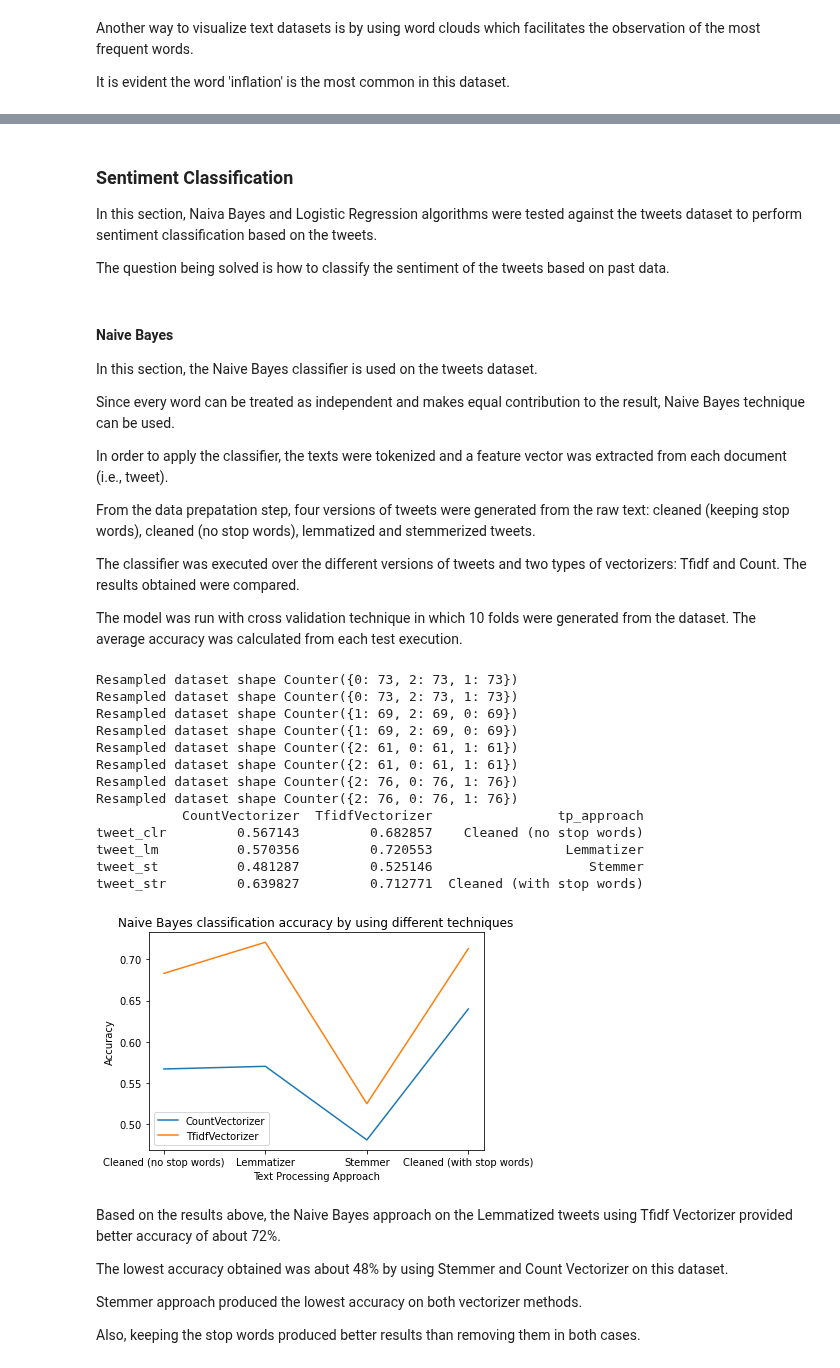
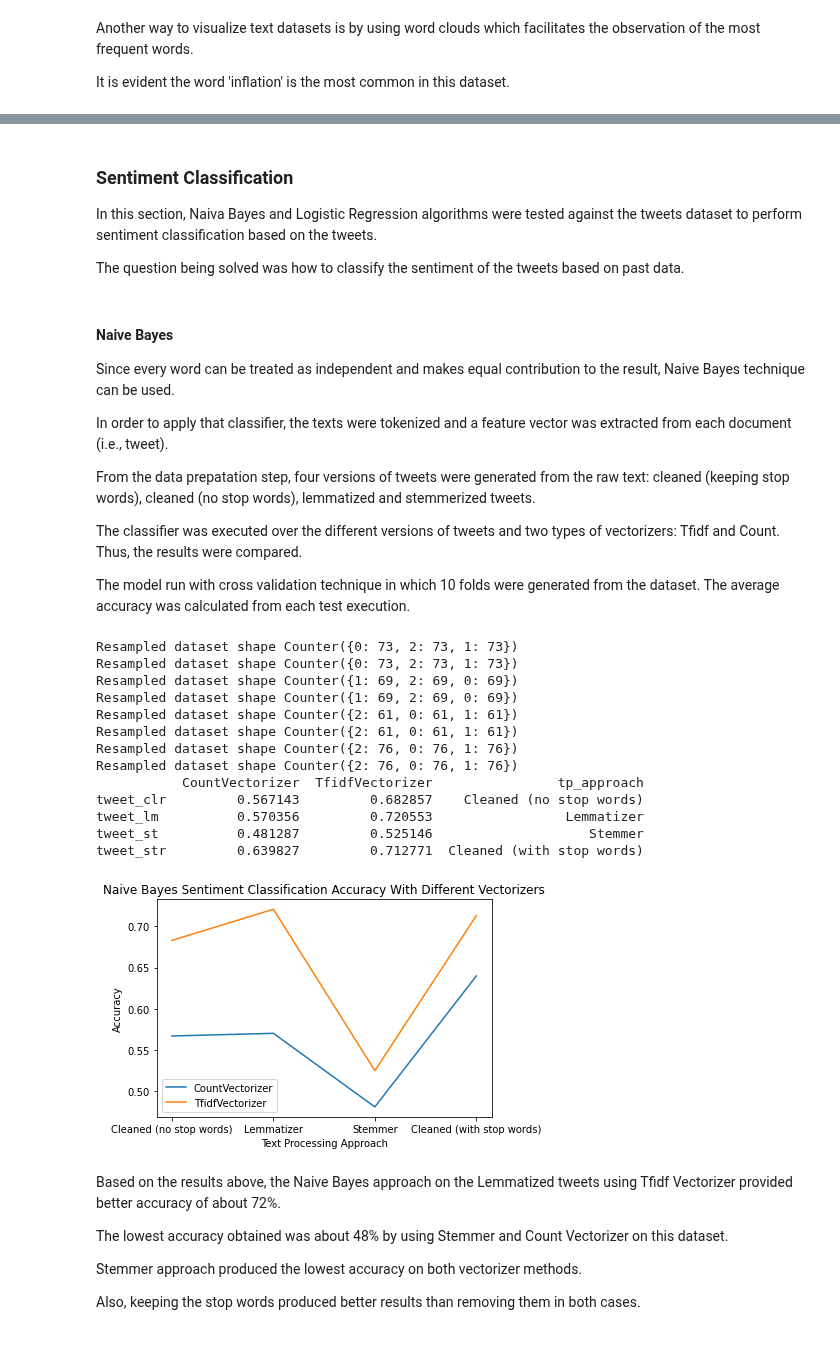
Before and after one commit to CCT-MastersDA/cct-ca2, a Jupyter notebook: jupyter/ML.ipynb, the cells around one changed output, grey strips where cells are left out. Cells and saved outputs as stored; diff of their text form; code cells hidden in the pictures.

```diff
--- a/jupyter/ML.ipynb
+++ b/jupyter/ML.ipynb
@@ -333,24 +377,20 @@ wordcloud_draw(tweets_df['tweet_clr'])
 
 In this section, Naiva Bayes and Logistic Regression algorithms were tested against the tweets dataset to perform sentiment classification based on the tweets.
 
-The question being solved is how to classify the sentiment of the tweets based on past data.
+The question being solved was how to classify the sentiment of the tweets based on past data.
 # %% [markdown]
 #### Naive Bayes
 
-In this section, the Naive Bayes classifier is used on the tweets dataset.
-
 Since every word can be treated as independent and makes equal contribution to the result, Naive Bayes technique can be used.
 
-In order to apply the classifier, the texts were tokenized and a feature vector was extracted from each document (i.e., tweet).
+In order to apply that classifier, the texts were tokenized and a feature vector was extracted from each document (i.e., tweet).
 
 From the data prepatation step, four versions of tweets were generated from the raw text: cleaned (keeping stop words), cleaned (no stop words), lemmatized and stemmerized tweets.
 
-The classifier was executed over the different versions of tweets and two types of vectorizers: Tfidf and Count. The results obtained were compared.
+The classifier was executed over the different versions of tweets and two types of vectorizers: Tfidf and Count. Thus, the results were compared.
 
-The model was run with cross validation technique in which 10 folds were generated from the dataset. The average accuracy was calculated from each test execution.
+The model run with cross validation technique in which 10 folds were generated from the dataset. The average accuracy was calculated from each test execution.
 # %%
-# setting the parameters for this experiment
-
 # independent variables to be tested from the dataset
 X_names = ['tweet_str', 'tweet_clr', 'tweet_st', 'tweet_lm']
 # target variables for each column to be tested
@@ -369,8 +409,14 @@ for i in range(0, len(X_names)):
     for t in range(0, len(vt_inst)):
         vect = vt_inst[t]
 
-        # getting X, y data to run the classifer
-        X, y = get_X_y(tweets_df, X_names[i], y_names[i], vect)
+        # remove duplicates from x
+        tweets_df_no_dup = tweets_df.drop_duplicates(subset=[X_names[i]])
+
+        # running vectorized on the X data
+        X = run_text_vectorizer(tweets_df_no_dup, X_names[i], vect)
+
+        # converting sentiment text into numbers on the y data
+        y = tweets_df_no_dup[y_names[i]].apply(lambda x: sentiment_lst.index(x))
 
         # data is not balanced, applying SMOTE technique to resample
         X, y = resample(X, y)
@@ -385,37 +431,37 @@ for i in range(0, len(X_names)):
         results[X_names[i]][vt_names[t]] = cf.mean()
 
 # convert results into dataframe
 res_json = JsonHelper(results).to_string()
 results_df = pd.read_json(res_json, orient ='index')
 
 # mapping columns to the text processing approach used
 tp_approach = {'tweet_str': 'Cleaned (with stop words)', 'tweet_clr': 'Cleaned (no stop words)', 'tweet_lm': 'Lemmatizer', 'tweet_st': 'Stemmer'}
 results_df['tp_approach'] = results_df.index.to_series().map(tp_approach)
 
 # plotting the accuracy of the classifier using different vectorizers and NLP
-plt.title('Naive Bayes classification accuracy by using different techniques')
+plt.title('Naive Bayes Sentiment Classification Accuracy With Different Vectorizers')
+plt.xlabel('Text Processing Approach')
+plt.ylabel('Accuracy')
 plt.plot(results_df['tp_approach'], results_df['CountVectorizer'], label='CountVectorizer')
 plt.plot(results_df['tp_approach'], results_df['TfidfVectorizer'], label='TfidfVectorizer')
-plt.ylabel('Accuracy')
-plt.xlabel('Text Processing Approach')
 plt.legend()
 
 print(results_df)
 # %% [output]
 Resampled dataset shape Counter({0: 73, 2: 73, 1: 73})
 Resampled dataset shape Counter({0: 73, 2: 73, 1: 73})
 Resampled dataset shape Counter({1: 69, 2: 69, 0: 69})
 Resampled dataset shape Counter({1: 69, 2: 69, 0: 69})
 Resampled dataset shape Counter({2: 61, 0: 61, 1: 61})
 Resampled dataset shape Counter({2: 61, 0: 61, 1: 61})
 Resampled dataset shape Counter({2: 76, 0: 76, 1: 76})
 Resampled dataset shape Counter({2: 76, 0: 76, 1: 76})
            CountVectorizer  TfidfVectorizer                tp_approach
 tweet_clr         0.567143         0.682857    Cleaned (no stop words)
 tweet_lm          0.570356         0.720553                 Lemmatizer
 tweet_st          0.481287         0.525146                    Stemmer
 tweet_str         0.639827         0.712771  Cleaned (with stop words)
-[figure, old version]
+[figure, new version]
 # %% [markdown]
 Based on the results above, the Naive Bayes approach on the Lemmatized tweets using Tfidf Vectorizer provided better accuracy of about 72%.
 
```
Also changed, not shown: parts of 32 cells of this notebook, 2 other files.
